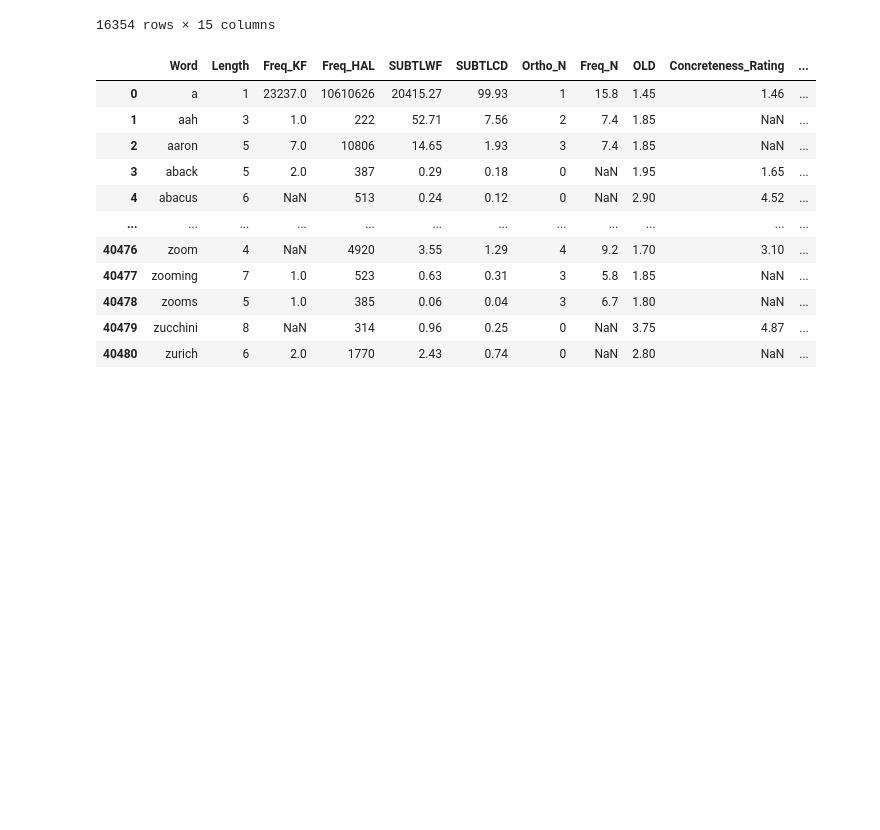
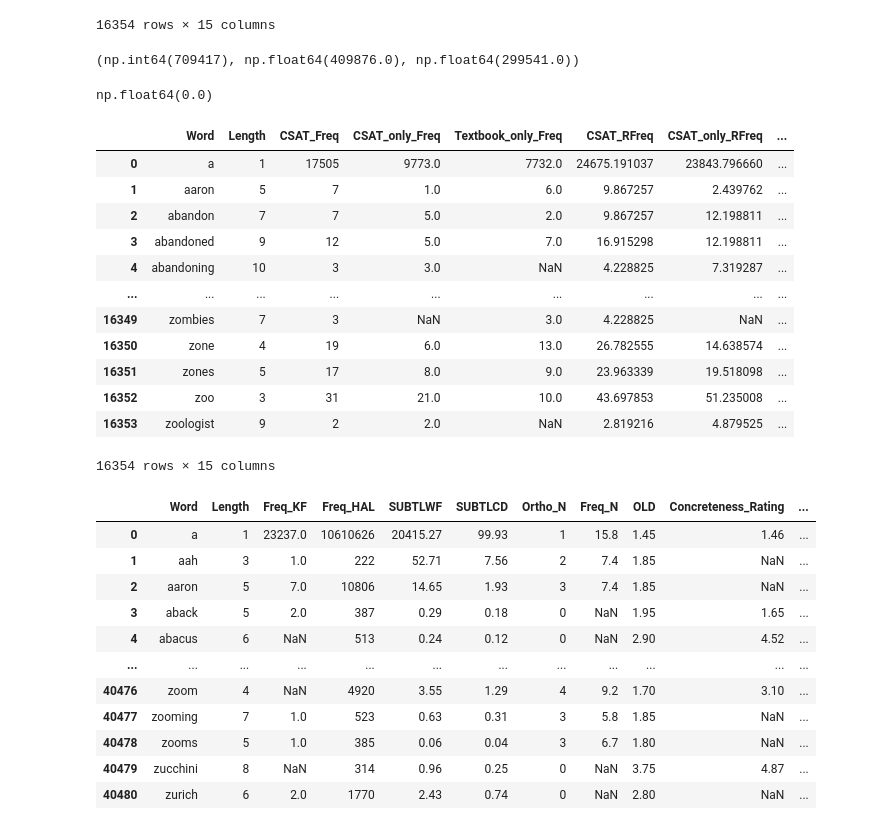
Before and after one commit to irregular6612/english-corpus-comparison, a Jupyter notebook: src/notebooks/corpus_merging.ipynb, the cells around one changed output. Cells and saved outputs as stored; diff of their text form; code cells hidden in the pictures; blank space fills up the shorter version.

```diff
--- a/src/notebooks/corpus_merging.ipynb
+++ b/src/notebooks/corpus_merging.ipynb
@@ -793,6 +793,35 @@ CSAT_df
 | 16352 | zoo | 3 | 31 | 21.0 | 10.0 | 0.000031 | 0.000021 | ... |
 | 16353 | zoologist | 9 | 2 | 2.0 | NaN | 0.000002 | 0.000002 | ... |
 16354 rows × 15 columns
+# %%
+CSAT_df['CSAT_Freq'].sum(), CSAT_df['CSAT_only_Freq'].sum(), CSAT_df['Textbook_only_Freq'].sum()
+# %% [output]
+(np.int64(709417), np.float64(409876.0), np.float64(299541.0))
+# %%
+# 값은 같네.
+CSAT_df['CSAT_Freq'].sum() - (CSAT_df['CSAT_only_Freq'].sum() + CSAT_df['Textbook_only_Freq'].sum())
+# %% [output]
+np.float64(0.0)
+# %%
+CSAT_df['CSAT_RFreq'] = CSAT_df['CSAT_Freq'] / (CSAT_df['CSAT_Freq'].sum()) * 1000000.0
+CSAT_df['CSAT_only_RFreq'] = CSAT_df['CSAT_only_Freq'] / (CSAT_df['CSAT_only_Freq'].sum()) * 1000000.0
+CSAT_df['Textbook_only_RFreq'] = CSAT_df['Textbook_only_Freq'] / (CSAT_df['Textbook_only_Freq'].sum()) * 1000000.0
+# %%
+CSAT_df
+# %% [output]
+|  | Word | Length | CSAT_Freq | CSAT_only_Freq | Textbook_only_Freq | CSAT_RFreq | CSAT_only_RFreq | ... |
+| 0 | a | 1 | 17505 | 9773.0 | 7732.0 | 24675.191037 | 23843.796660 | ... |
+| 1 | aaron | 5 | 7 | 1.0 | 6.0 | 9.867257 | 2.439762 | ... |
+| 2 | abandon | 7 | 7 | 5.0 | 2.0 | 9.867257 | 12.198811 | ... |
+| 3 | abandoned | 9 | 12 | 5.0 | 7.0 | 16.915298 | 12.198811 | ... |
+| 4 | abandoning | 10 | 3 | 3.0 | NaN | 4.228825 | 7.319287 | ... |
+| ... | ... | ... | ... | ... | ... | ... | ... | ... |
+| 16349 | zombies | 7 | 3 | NaN | 3.0 | 4.228825 | NaN | ... |
+| 16350 | zone | 4 | 19 | 6.0 | 13.0 | 26.782555 | 14.638574 | ... |
+| 16351 | zones | 5 | 17 | 8.0 | 9.0 | 23.963339 | 19.518098 | ... |
+| 16352 | zoo | 3 | 31 | 21.0 | 10.0 | 43.697853 | 51.235008 | ... |
+| 16353 | zoologist | 9 | 2 | 2.0 | NaN | 2.819216 | 4.879525 | ... |
+16354 rows × 15 columns
 # %%
 E_lexicon_df = pd.read_excel(os.path.join(corpora_dir, 'merged_corpora', 'E_lexicon_preprocessed.xlsx'))
 E_lexicon_df
```
Also changed, not shown: 2 other files.
